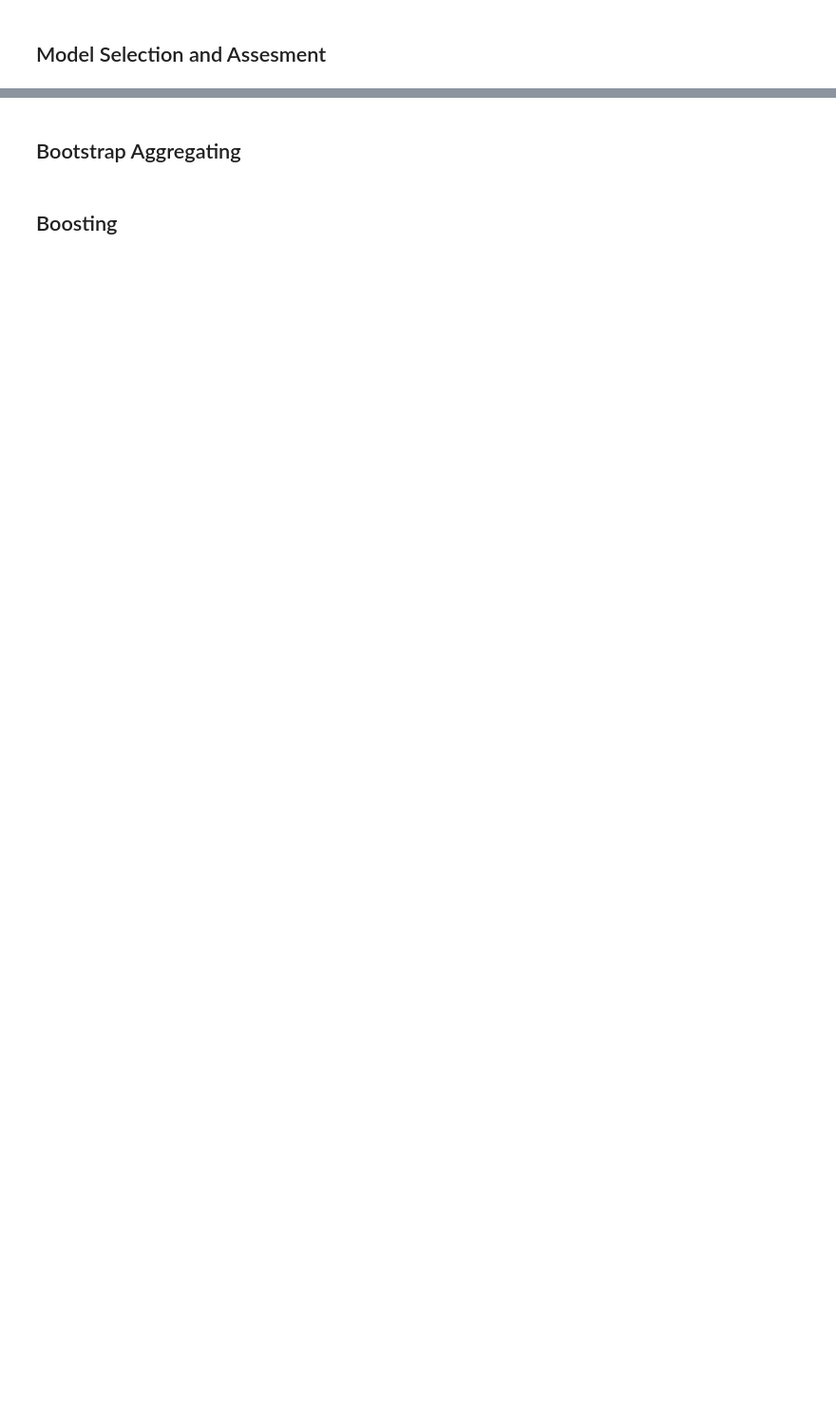
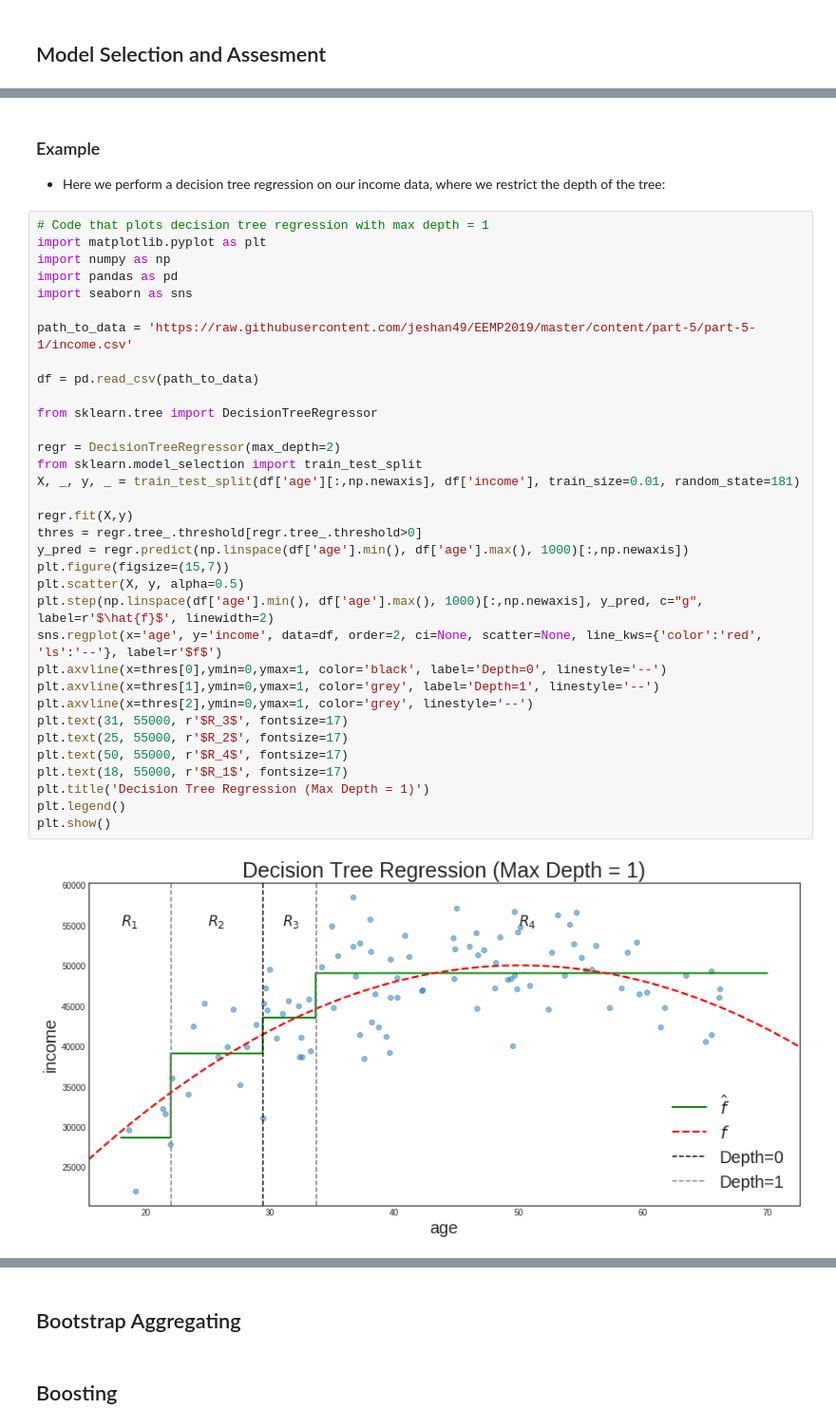
Before and after one commit to armoutihansen/EEMP2019, a Jupyter notebook: content/part-5/sl2.ipynb, the cells around one changed output, grey strips where cells are left out. Shown at 95% size. Saved outputs shown, nothing was run; the diff lists cells and outputs as text; blank space fills up the shorter version.

```diff
--- a/content/part-5/sl2.ipynb
+++ b/content/part-5/sl2.ipynb
@@ -593,0 +881,39 @@ y_score = clf.score(test_X, test_y)
+# %% [markdown]
+### Example
+- Here we perform a decision tree regression on our income data, where we restrict the depth of the tree:
+# %%
+# Code that plots decision tree regression with max depth = 1
+import matplotlib.pyplot as plt
+import numpy as np
+import pandas as pd
+import seaborn as sns
+
+path_to_data = 'https://raw.githubusercontent.com/jeshan49/EEMP2019/master/content/part-5/part-5-1/income.csv'
+
+df = pd.read_csv(path_to_data)
+
+from sklearn.tree import DecisionTreeRegressor
+
+regr = DecisionTreeRegressor(max_depth=2)
+from sklearn.model_selection import train_test_split
+X, _, y, _ = train_test_split(df['age'][:,np.newaxis], df['income'], train_size=0.01, random_state=181)
+
+regr.fit(X,y)
+thres = regr.tree_.threshold[regr.tree_.threshold>0]
+y_pred = regr.predict(np.linspace(df['age'].min(), df['age'].max(), 1000)[:,np.newaxis])
+plt.figure(figsize=(15,7))
+plt.scatter(X, y, alpha=0.5)
+plt.step(np.linspace(df['age'].min(), df['age'].max(), 1000)[:,np.newaxis], y_pred, c="g", label=r'$\hat{f}$', linewidth=2)
+sns.regplot(x='age', y='income', data=df, order=2, ci=None, scatter=None, line_kws={'color':'red', 'ls':'--'}, label=r'$f$')
+plt.axvline(x=thres[0],ymin=0,ymax=1, color='black', label='Depth=0', linestyle='--')
+plt.axvline(x=thres[1],ymin=0,ymax=1, color='grey', label='Depth=1', linestyle='--')
+plt.axvline(x=thres[2],ymin=0,ymax=1, color='grey', linestyle='--')
+plt.text(31, 55000, r'$R_3$', fontsize=17)
+plt.text(25, 55000, r'$R_2$', fontsize=17)
+plt.text(50, 55000, r'$R_4$', fontsize=17)
+plt.text(18, 55000, r'$R_1$', fontsize=17)
+plt.title('Decision Tree Regression (Max Depth = 1)')
+plt.legend()
+plt.show()
+# %% [output]
+[figure, added]
```
Also changed, not shown: parts of 49 cells of this notebook.
